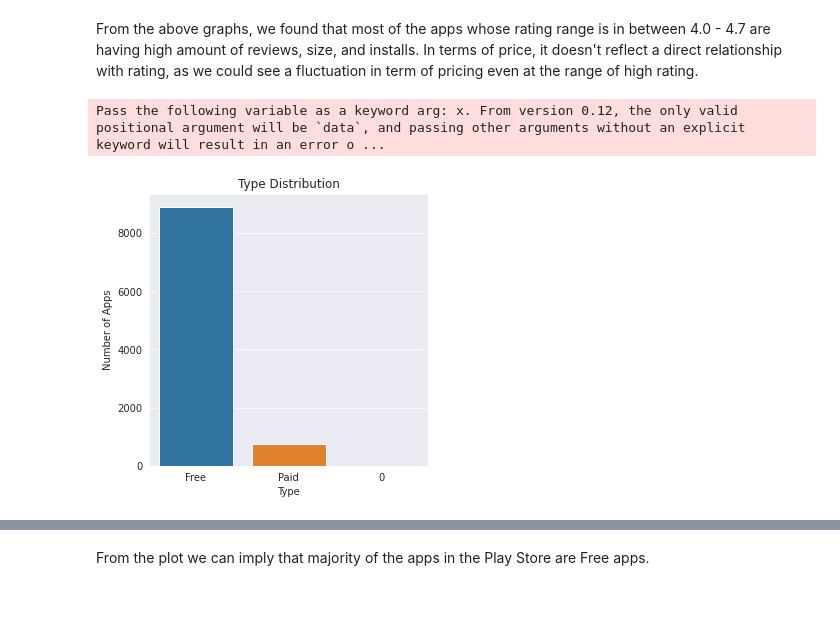
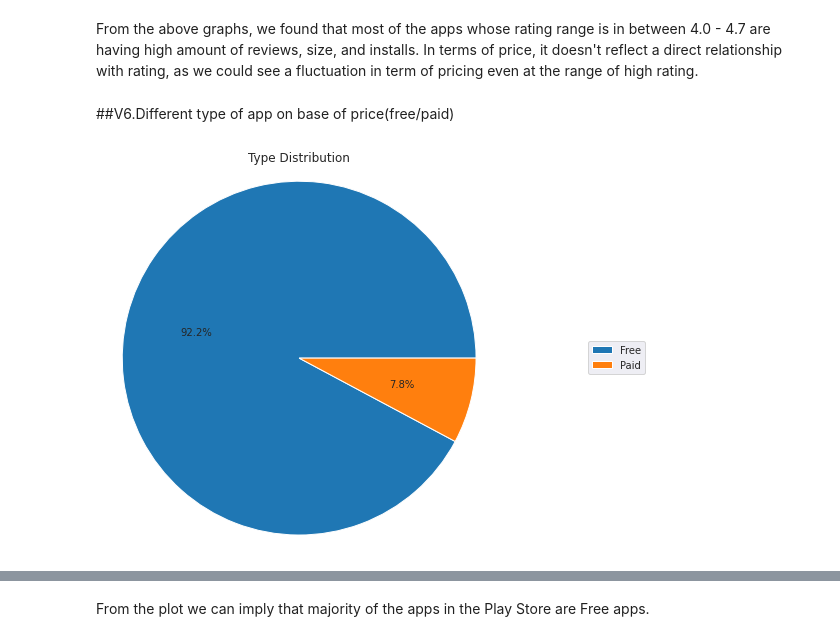
Before and after one commit to brahma102/Play-Store-App-Review-Analysis, a Jupyter notebook: Play_Store_App_Review_Analysis_Capstone_Project.ipynb, the cells around one changed output, grey strips where cells are left out. Cells and saved outputs as stored; diff of their text form; code cells hidden in the pictures; blank space fills up the shorter version.

```diff
--- a/Play_Store_App_Review_Analysis_Capstone_Project.ipynb
+++ b/Play_Store_App_Review_Analysis_Capstone_Project.ipynb
@@ -151,3 +153,34 @@ df1['Size_int']=df1['Size'].apply(convert_int)
 df1['Price']=df1['Price'].apply(convert_int)
 df1['Reviews']=df1['Reviews'].apply(convert_int)
+# %%
+#convert size due to size devided into multiple catagory so we convert into to same format(mb=1024k, k=mb/1024)
+def convert_int2(x):
+    x=x.lower()
+
+    if x=='varies with device':
+        x=0
+    else:
+        if 'm' in x:
+
+            x=x+','+'+'+'m'+'$'
+            x=x.replace(',','')
+            x=x.replace('+','')
+            x=x.replace('m','')
+            #x=x.replace('k','')
+            x=x.replace('$','')
+            x=eval(x)
+        elif 'k' in x :
+
+            x=x+','+'+'+'k'+'$'
+            x=x.replace(',','')
+            x=x.replace('+','')
+            #x=x.replace('M','')
+            x=x.replace('k','')
+            x=x.replace('$','')
+            x=eval(x)/1024
+        else:
+            x=-100
+
+    return x
+df1['Size_int']=df1['Size'].apply(convert_int2)
 # %%
@@ -399,13 +472,21 @@ rating.head()
 # %% [markdown]
 From the above graphs, we found that most of the apps whose rating range is in between 4.0 - 4.7 are having high amount of reviews, size, and installs. In terms of price, it doesn't reflect a direct relationship with rating, as we could see a fluctuation in term of pricing even at the range of high rating.
+# %% [markdown]
+##V6.Different type of app on base of price(free/paid)
 # %%
 # application type distribution
 #Here we use count plot because here we count a paricular coloum comparision
-plt.figure(figsize=(5, 5))
-sns.countplot(df2['Type'])
+fig, ax = plt.subplots(figsize=(7, 7), subplot_kw=dict(aspect="equal"))
+
+number_of_apps = df2['Type'].value_counts()
+
+labels = number_of_apps.index
+sizes = number_of_apps.values
+
+ax.pie(sizes,labeldistance=2,autopct='%1.1f%%')
+ax.legend(labels=labels,loc="right",bbox_to_anchor=(0.9, 0, 0.5, 1))
+ax.axis("equal")
 plt.title('Type Distribution')
-plt.ylabel('Number of Apps')
 plt.show()
 # %% [output]
-Pass the following variable as a keyword arg: x. From version 0.12, the only valid positional argument will be `data`, and passing other arguments without an explicit keyword will result in an error o ...
-[figure, old version]
+[figure, new version]
```
Also changed, not shown: parts of 59 cells of this notebook.
